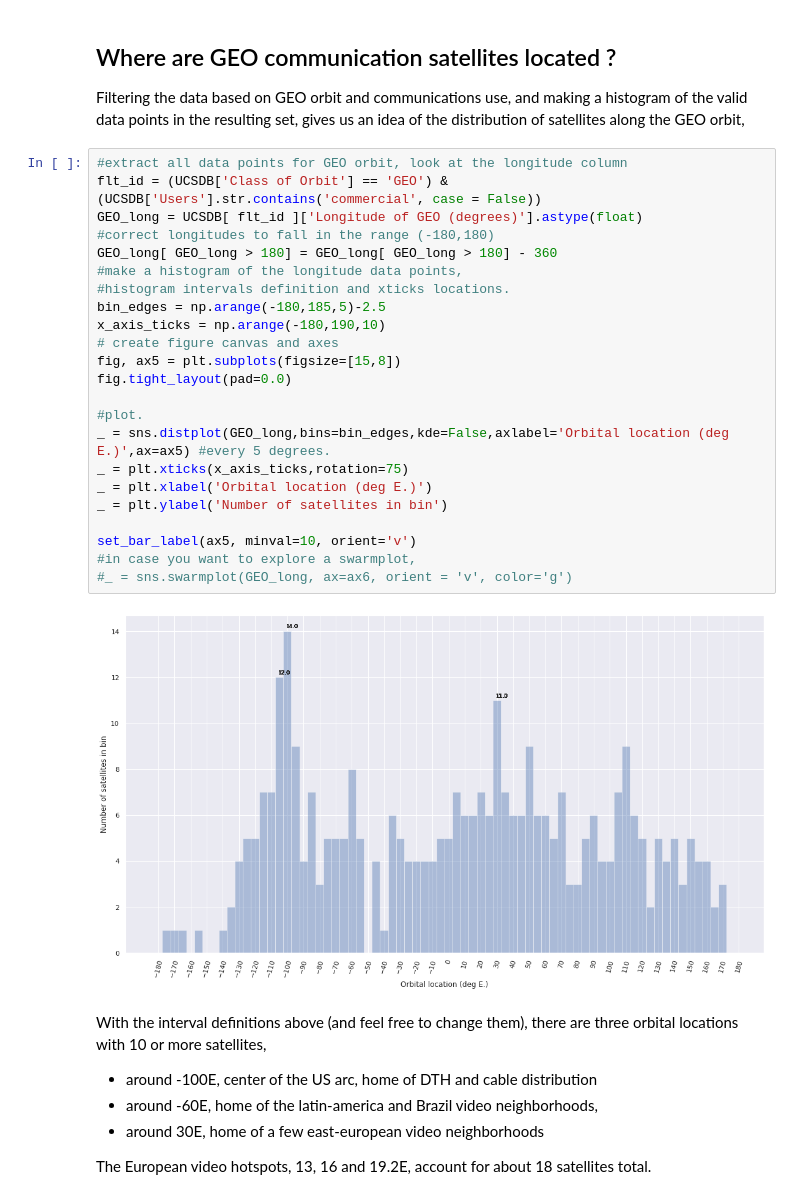
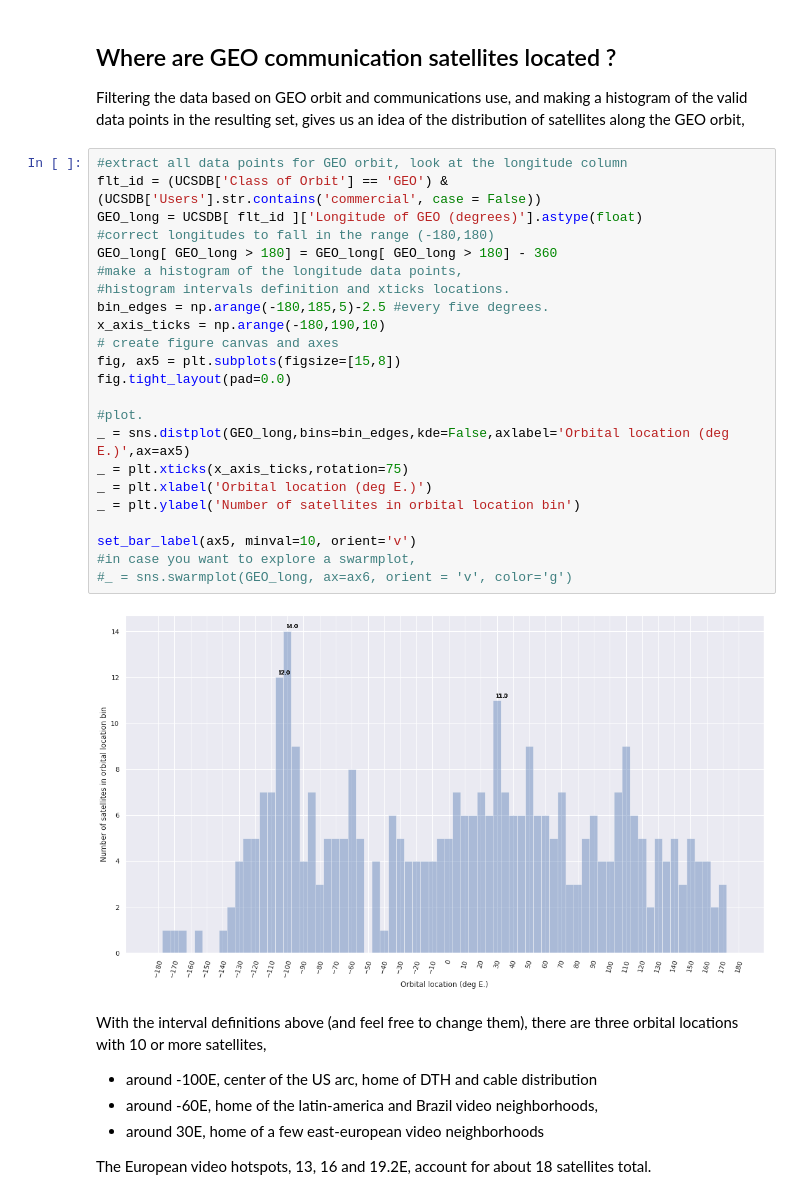
Before and after one commit to luisemiliani/Explore-UCSDB, a Jupyter notebook: Exploring_UCSDB.ipynb, the cells around one changed output. Drawn from its saved outputs; the diff is of its cells as text.

```diff
--- a/Exploring_UCSDB.ipynb
+++ b/Exploring_UCSDB.ipynb
@@ -433,28 +443,28 @@ Filtering the data based on GEO orbit and communications use, and making a histo
 # %%
 #extract all data points for GEO orbit, look at the longitude column
 flt_id = (UCSDB['Class of Orbit'] == 'GEO') & (UCSDB['Users'].str.contains('commercial', case = False))
 GEO_long = UCSDB[ flt_id ]['Longitude of GEO (degrees)'].astype(float)
 #correct longitudes to fall in the range (-180,180)
 GEO_long[ GEO_long > 180] = GEO_long[ GEO_long > 180] - 360
 #make a histogram of the longitude data points,
 #histogram intervals definition and xticks locations.
-bin_edges = np.arange(-180,185,5)-2.5
+bin_edges = np.arange(-180,185,5)-2.5 #every five degrees.
 x_axis_ticks = np.arange(-180,190,10)
 # create figure canvas and axes
 fig, ax5 = plt.subplots(figsize=[15,8])
 fig.tight_layout(pad=0.0)
 
 #plot.
-_ = sns.distplot(GEO_long,bins=bin_edges,kde=False,axlabel='Orbital location (deg E.)',ax=ax5) #every 5 degrees.
+_ = sns.distplot(GEO_long,bins=bin_edges,kde=False,axlabel='Orbital location (deg E.)',ax=ax5)
 _ = plt.xticks(x_axis_ticks,rotation=75)
 _ = plt.xlabel('Orbital location (deg E.)')
-_ = plt.ylabel('Number of satellites in bin')
+_ = plt.ylabel('Number of satellites in orbital location bin')
 
 set_bar_label(ax5, minval=10, orient='v')
 #in case you want to explore a swarmplot,
 #_ = sns.swarmplot(GEO_long, ax=ax6, orient = 'v', color='g')
 # %% [output]
-[figure, old version]
+[figure, new version]
 # %% [markdown]
 With the interval definitions above (and feel free to change them), there are three orbital locations with 10 or more satellites,
 
```
Also changed, not shown: parts of 8 cells of this notebook.
